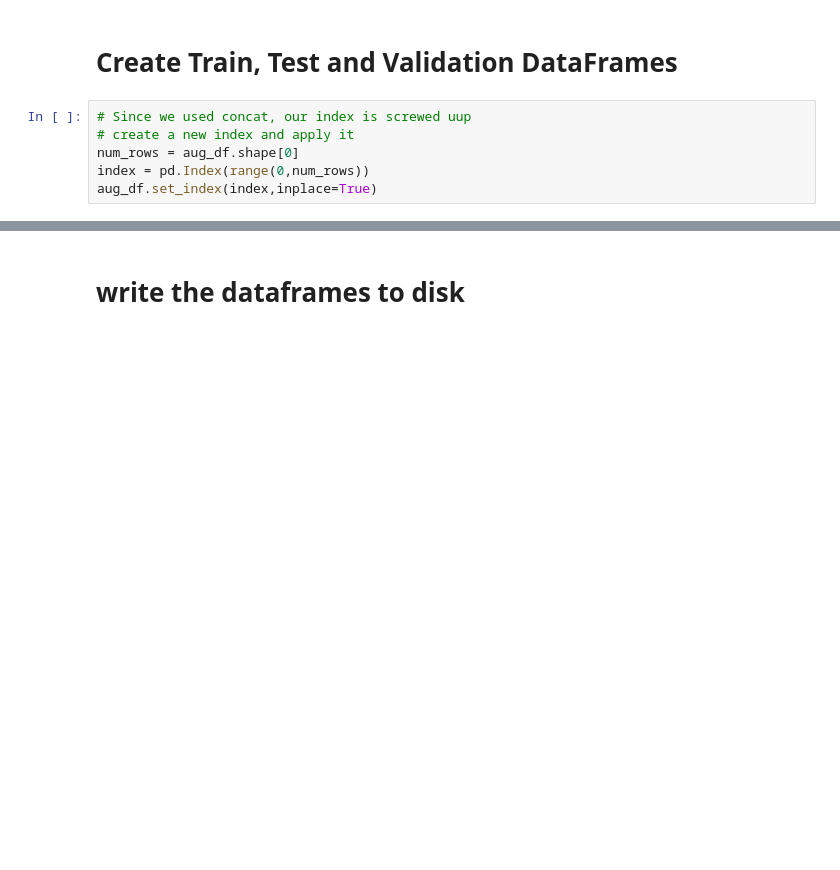
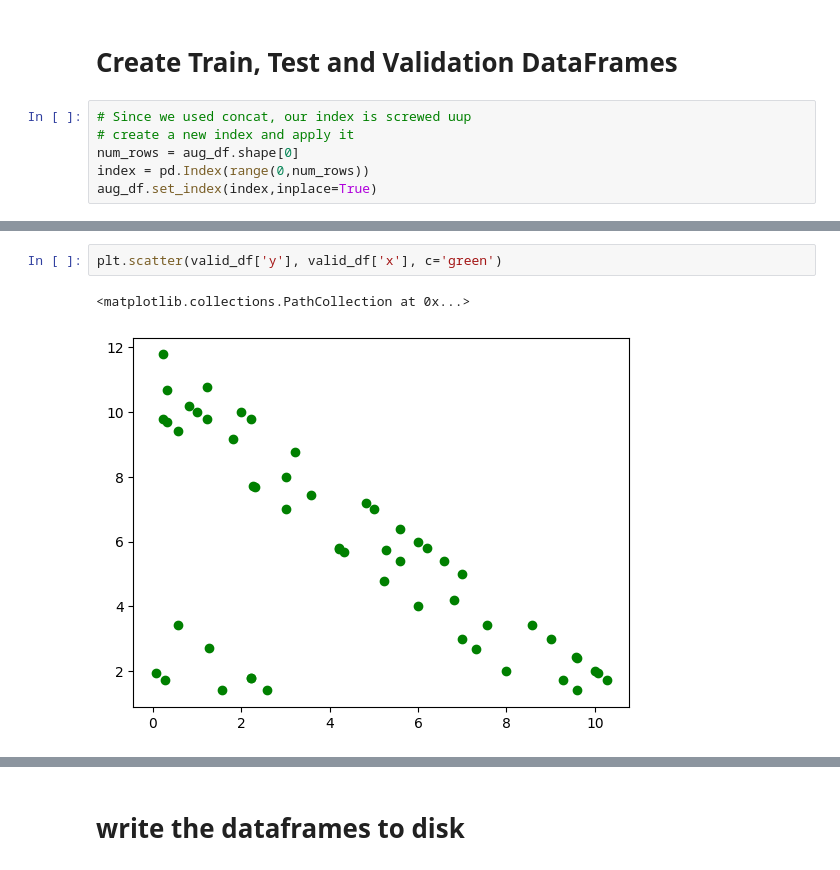
Before and after one commit to rtp-gcp/Keras-Philosophy, a Jupyter notebook: notebooks/simple_clean_data_aug_norm.ipynb, the cells around one changed output, grey strips where cells are left out. Drawn from its saved outputs; the diff is of its cells as text; blank space fills up the shorter version.

```diff
--- a/notebooks/simple_clean_data_aug_norm.ipynb
+++ b/notebooks/simple_clean_data_aug_norm.ipynb
@@ -166,0 +188,5 @@ valid shape:  (540, 3)
+# %%
+plt.scatter(valid_df['y'], valid_df['x'], c='green')
+# %% [output]
+<matplotlib.collections.PathCollection at 0x...>
+[figure, added]
```
Also changed, not shown: parts of 22 cells of this notebook, 2 other files.
